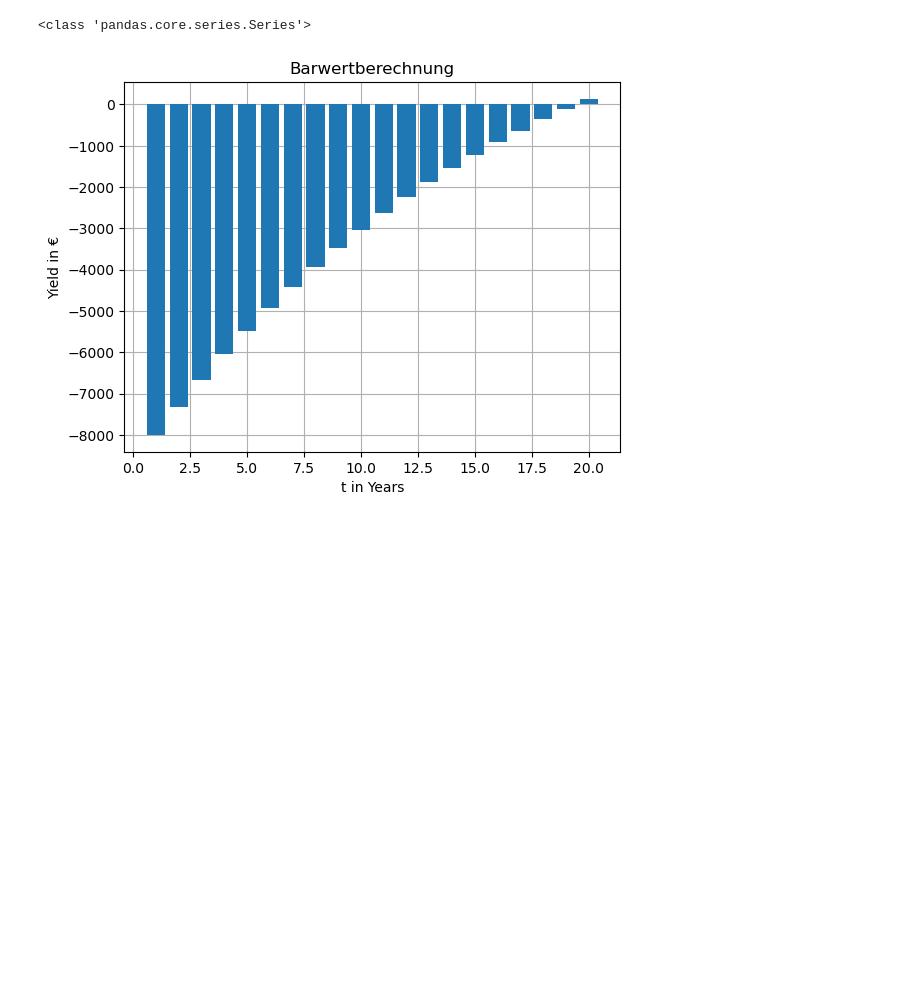
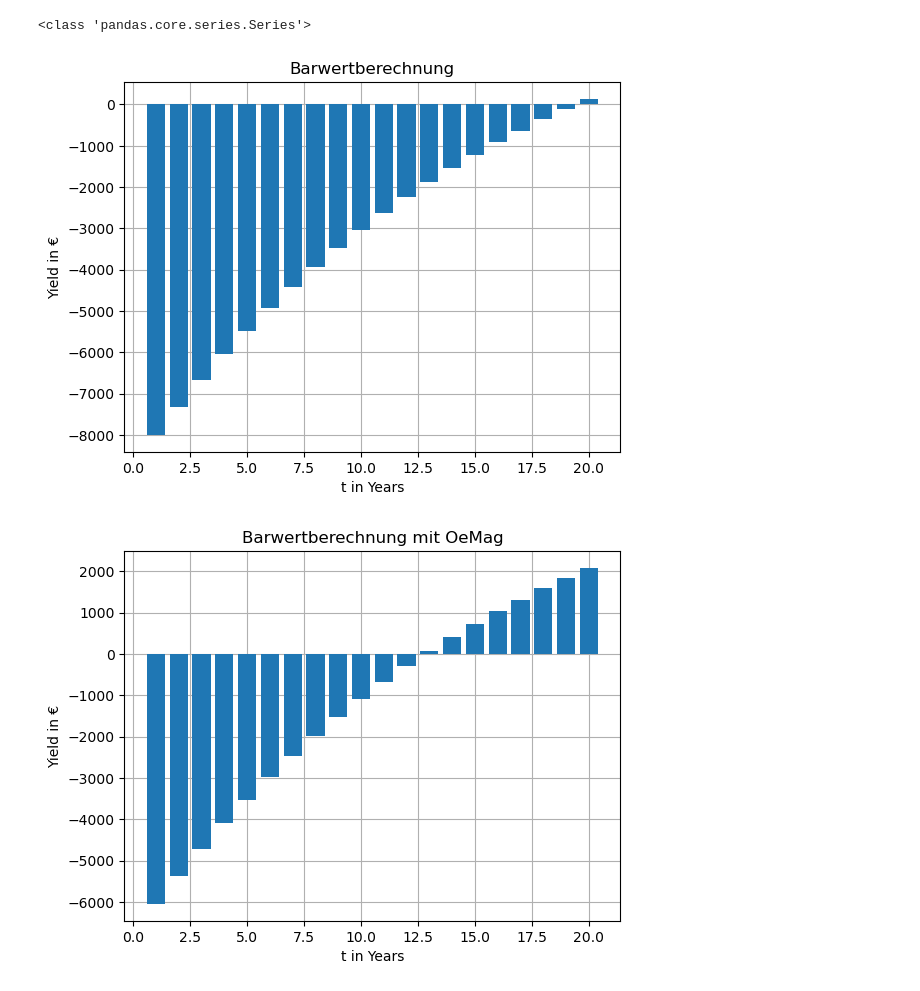
Before and after one commit to AhmedAkhi/2.UE, a Jupyter notebook: UE2_Gruppe2.ipynb, the cells around one changed output. Cells and saved outputs as stored; diff of their text form; code cells hidden in the pictures; blank space fills up the shorter version.

Commit message:
Plot2

```diff
--- a/UE2_Gruppe2.ipynb
+++ b/UE2_Gruppe2.ipynb
@@ -26,20 +26,34 @@ print(type(Preise[0]))
 # %%
 Erlöse = 0
 for i in range(8760):
     Erlöse += dfEinspeisung["0"][i] * Pv_kWp /100 * float(Preise[0][i])
 
 NPV = np.zeros(shape=(20,1))
 NPV[0][0] = -Pv_kWp*Systemkosten
 
 for i in range(19):
     NPV[i+1][0] = NPV[i][0] + (Erlöse - Betriebskosten)/((1+Zinsatz)**(i+1))
 
 fig, ax = plt.subplots()
 ax.bar(np.arange(1, 21), NPV.flatten(), zorder=2)
 ax.set_title("Barwertberechnung")
 ax.set_xlabel('t in Years')
 ax.set_ylabel('Yield in €')
 ax.grid(True, zorder=1)
 plt.show()
+
+NPV[0][0] = -Pv_kWp*Systemkosten + np.minimum(195*Pv_kWp,(0.3*Pv_kWp*Systemkosten))
+
+for i in range(19):
+    NPV[i+1][0] = NPV[i][0] + (Erlöse - Betriebskosten)/((1+Zinsatz)**(i+1))
+
+fig, ax = plt.subplots()
+ax.bar(np.arange(1, 21), NPV.flatten(), zorder=2)
+ax.set_title("Barwertberechnung mit OeMag")
+ax.set_xlabel('t in Years')
+ax.set_ylabel('Yield in €')
+ax.grid(True, zorder=1)
+plt.show()
 # %% [output]
 [figure]
+[figure, added]
```
